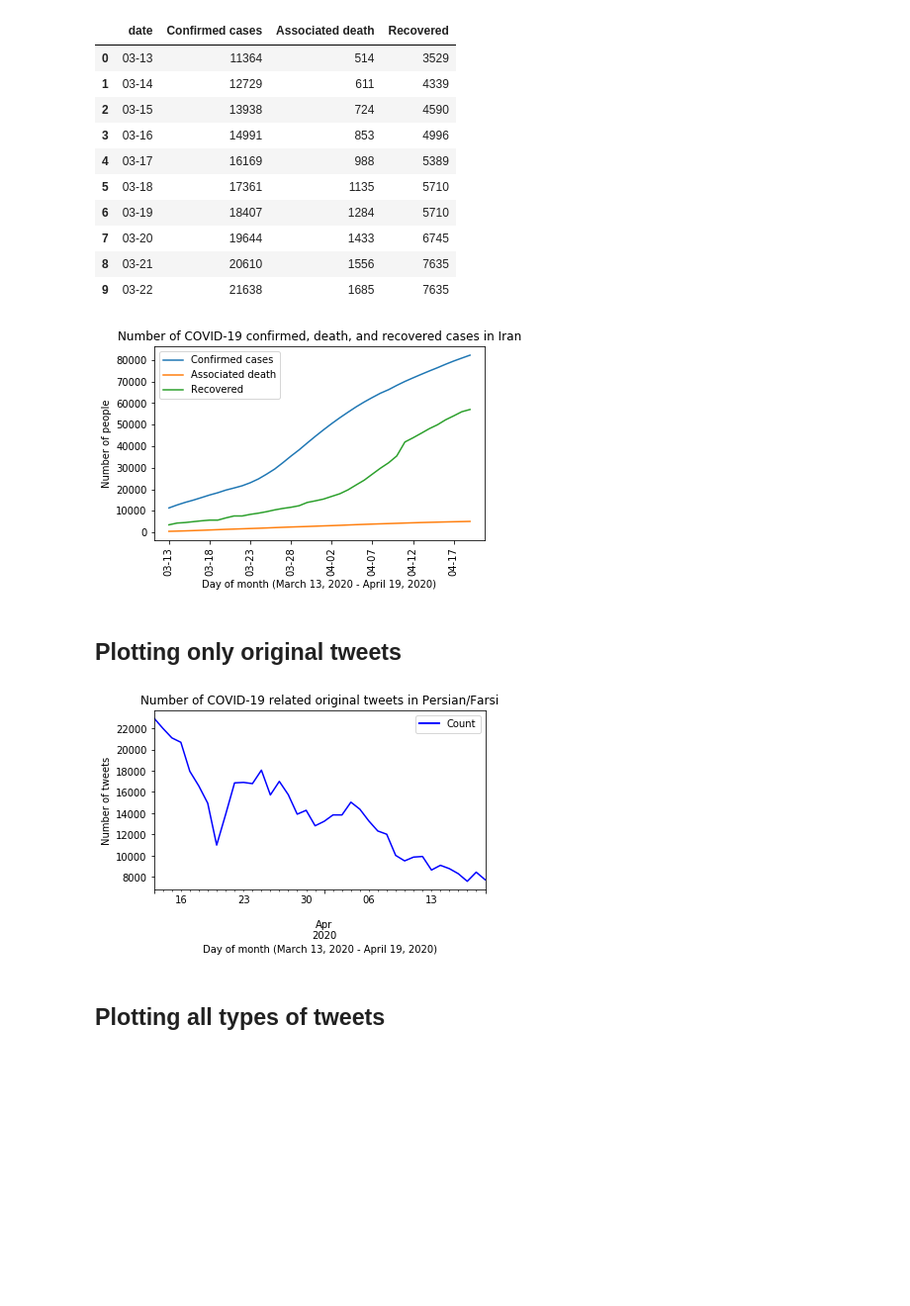
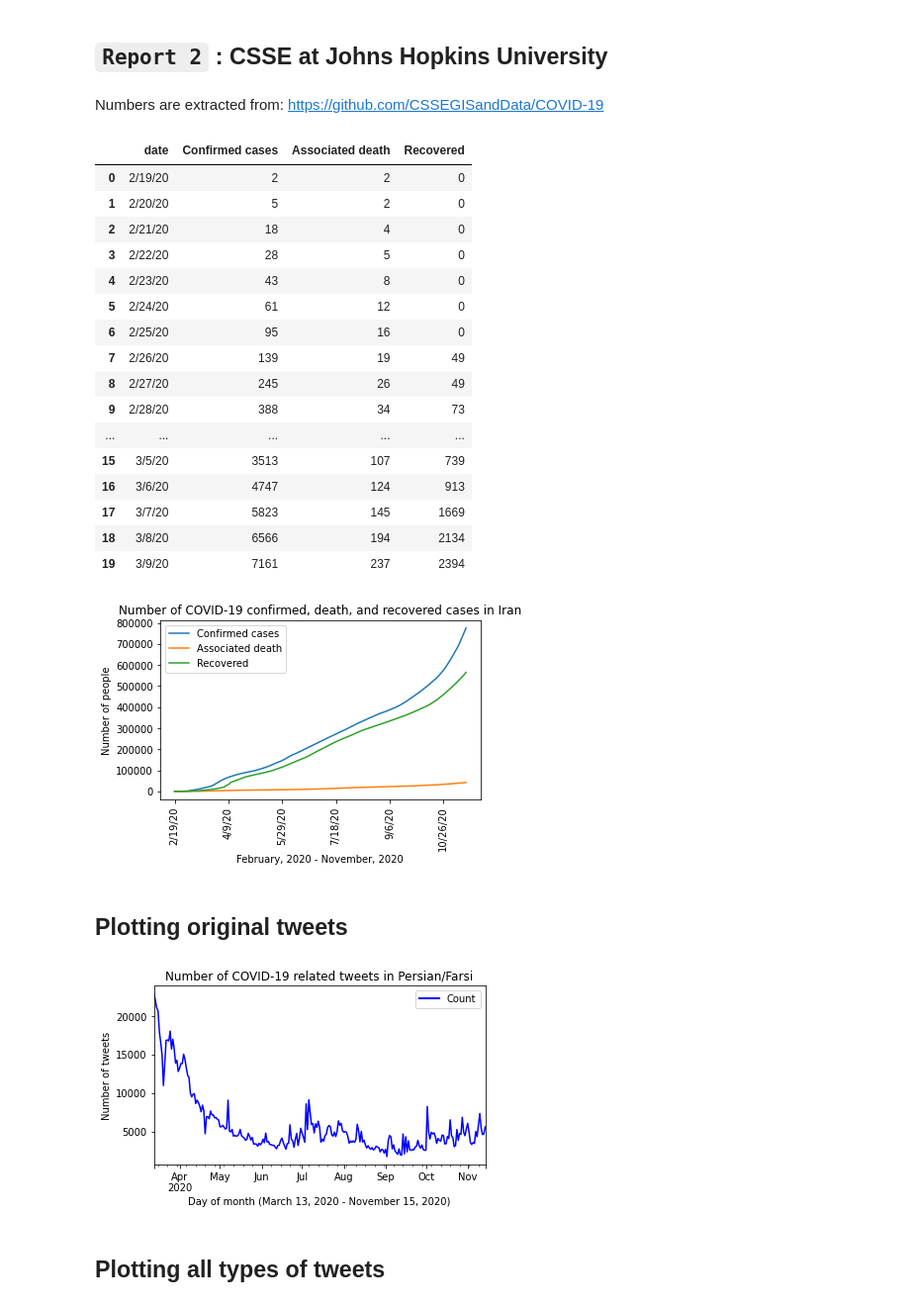
Before and after one commit to phosseini/COVID19-fa, a Jupyter notebook: notebooks/statistics.ipynb, the cells around one changed output. Shown at 99% size. Cells and saved outputs as stored; diff of their text form; code cells hidden in the pictures; blank space fills up the shorter version.

```diff
--- a/notebooks/statistics.ipynb
+++ b/notebooks/statistics.ipynb
@@ -82,3 +65,7 @@ data_iran = [
 
 for record in data_iran:
     df_iran = df_iran.append({"date": record[0], "Confirmed cases": int(record[1]), "Associated death": int(record[2]), "Recovered": int(record[3])}, ignore_index=True)
+# %% [markdown]
+## `Report 2` : CSSE at Johns Hopkins University
+# %% [markdown]
+Numbers are extracted from: https://github.com/CSSEGISandData/COVID-19
@@ -85,45 +97,51 @@ for record in data_iran:
 # %%
-df_iran.head(10)
+df_iran.head(20)
 # %% [output]
 |  | date | Confirmed cases | Associated death | Recovered |
-| 0 | 03-13 | 11364 | 514 | 3529 |
-| 1 | 03-14 | 12729 | 611 | 4339 |
-| 2 | 03-15 | 13938 | 724 | 4590 |
-| 3 | 03-16 | 14991 | 853 | 4996 |
-| 4 | 03-17 | 16169 | 988 | 5389 |
-| 5 | 03-18 | 17361 | 1135 | 5710 |
-| 6 | 03-19 | 18407 | 1284 | 5710 |
-| 7 | 03-20 | 19644 | 1433 | 6745 |
-| 8 | 03-21 | 20610 | 1556 | 7635 |
-| 9 | 03-22 | 21638 | 1685 | 7635 |
+| 0 | 2/19/20 | 2 | 2 | 0 |
+| 1 | 2/20/20 | 5 | 2 | 0 |
+| 2 | 2/21/20 | 18 | 4 | 0 |
+| 3 | 2/22/20 | 28 | 5 | 0 |
+| 4 | 2/23/20 | 43 | 8 | 0 |
+| 5 | 2/24/20 | 61 | 12 | 0 |
+| 6 | 2/25/20 | 95 | 16 | 0 |
+| 7 | 2/26/20 | 139 | 19 | 49 |
+| 8 | 2/27/20 | 245 | 26 | 49 |
+| 9 | 2/28/20 | 388 | 34 | 73 |
+| ... | ... | ... | ... | ... |
+| 15 | 3/5/20 | 3513 | 107 | 739 |
+| 16 | 3/6/20 | 4747 | 124 | 913 |
+| 17 | 3/7/20 | 5823 | 145 | 1669 |
+| 18 | 3/8/20 | 6566 | 194 | 2134 |
+| 19 | 3/9/20 | 7161 | 237 | 2394 |
 # %%
 df_iran.set_index('date').plot();
 plt.xticks(rotation='vertical')
 plt.title("Number of COVID-19 confirmed, death, and recovered cases in Iran")
-plt.xlabel("Day of month (March 13, 2020 - April 19, 2020)")
+plt.xlabel("February, 2020 - November, 2020")
 plt.ylabel("Number of people")
-plt.gcf().subplots_adjust(bottom=0.2)
+plt.gcf().subplots_adjust(left=0.15, bottom=0.25)
 plt.savefig('iran_cases.pdf', format="pdf", pad_inches=2)
 plt.show()
 # %% [output]
-[figure, old version]
+[figure, new version]
 # %% [markdown]
-## Plotting only original tweets
+## Plotting original tweets
 # %%
 x = df[1:len(df)-1]
 x.plot(x='created_at',y='count',color='blue')
-plt.title("Number of COVID-19 related original tweets in Persian/Farsi")
-plt.xlabel("Day of month (March 13, 2020 - April 19, 2020)")
+plt.title("Number of COVID-19 related tweets in Persian/Farsi")
+plt.xlabel("Day of month (March 13, 2020 - November 15, 2020)")
 plt.ylabel("Number of tweets")
 plt.gcf().subplots_adjust(bottom=0.25)
 
 # changing legend
 custom_lines = [Line2D([0], [0], color="blue", lw=2)]
 plt.legend(custom_lines, ['Count'])
 plt.savefig('tweets_count.pdf', format="pdf", pad_inches=2)
 plt.show()
 # %% [output]
-[figure, old version]
+[figure, new version]
 # %% [markdown]
 ## Plotting all types of tweets
 # %%
```
Also changed, not shown: parts of 8 cells of this notebook.
